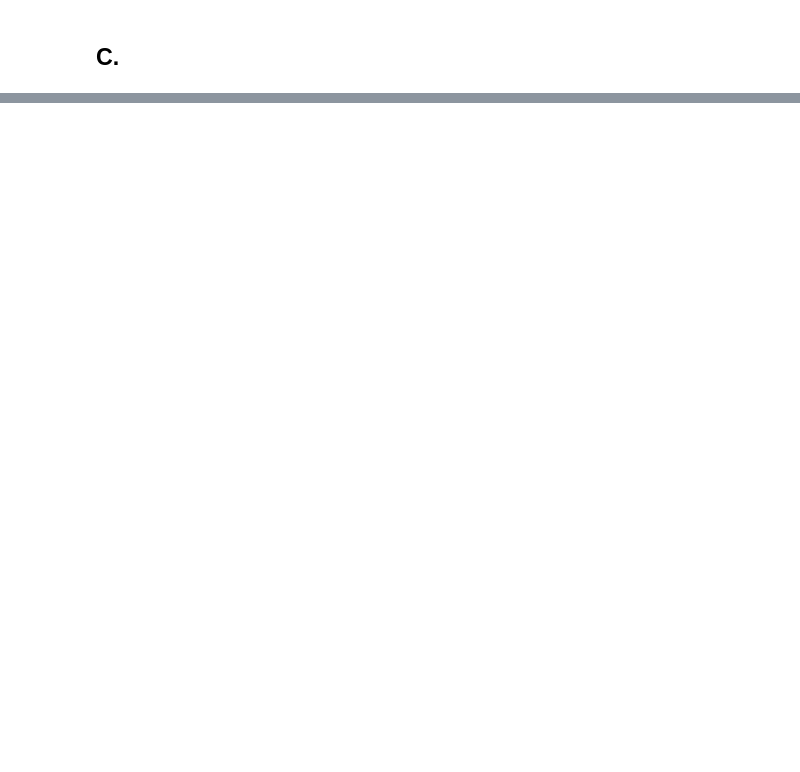
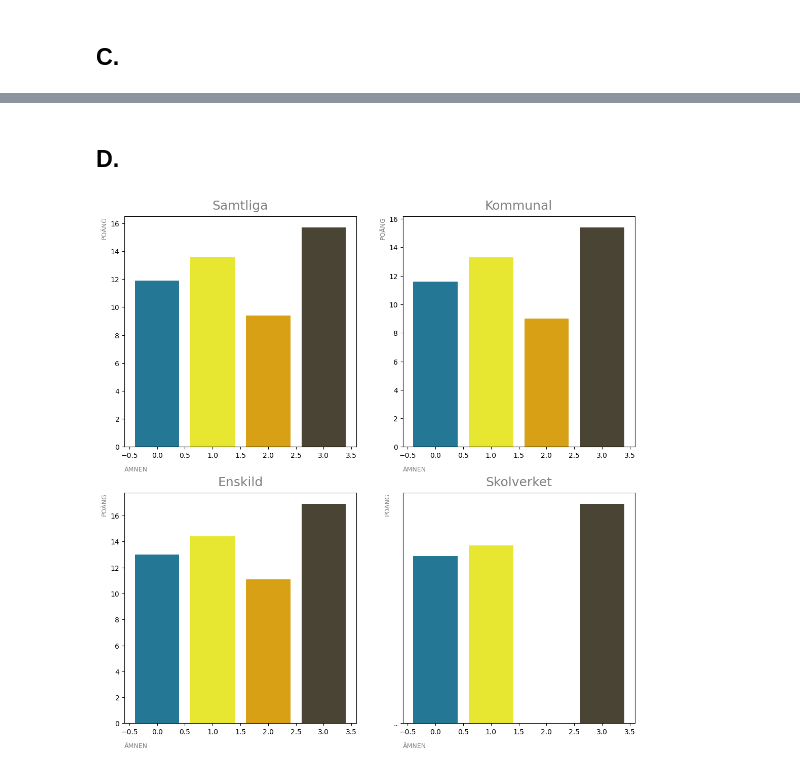
Before and after one commit to BrutalFrost/Python-Hampus-Erlandsson-OPA23, a Jupyter notebook: project/Labb2_uppgift_0.ipynb, the cells around one changed output, grey strips where cells are left out. Drawn from its saved outputs; the diff is of its cells as text; code cells hidden in the pictures; blank space fills up the shorter version.

```diff
--- a/project/Labb2_uppgift_0.ipynb
+++ b/project/Labb2_uppgift_0.ipynb
@@ -89,0 +90,47 @@ print(df_swedish)
+# %% [markdown]
+## D.
+# %%
+def plot(dataframes, principals, subjects):
+
+    graph_dim = int((len(principals)**0.5))
+    bar_amount = len(subjects)
+    fig, axes = plt.subplots(graph_dim, graph_dim, figsize = (13, 13))
+    axes = axes.flatten()
+    colors = ["#247895", "#E7E732", "#D8A014", "#494434"]
+    for ax, principal in zip(axes, principals):
+        points = [df.loc[df['Huvudman'] == principal, 'Totalt (poäng)'].values[0] if principal in df['Huvudman'].values else np.nan for df in dataframes]
+        available_points = [p for p in points]
+        available_subjects = [subjects[i] for i, p in enumerate(points)]
+
+
+        bar_positions = np.arange(len(available_subjects))
+
+
+        for i, point in enumerate(available_points):
+            subject_color = colors[i]
+            ax.bar(bar_positions[i], point, color=subject_color, align='center')
+
+
+        ax.set_xlabel("ÄMNEN", loc="left", labelpad=10, color="gray", fontsize=9)
+        ax.set_ylabel("POÄNG", loc="top", color="gray", fontsize=9)
+        ax.set_title(principal, pad=10, color="gray", fontsize=18)
+
+
+
+dataframes = [
+    df_math,
+    df_swedish,
+    df_swedish_2,
+    df_english
+]
+principals = [
+    "Samtliga",
+    "Kommunal",
+    "Enskild",
+    "Skolverket"
+]
+
+
+plot(dataframes, principals, subjects)
+# %% [output]
+[figure, added]
```
Also changed, not shown: parts of 4 cells of this notebook.
